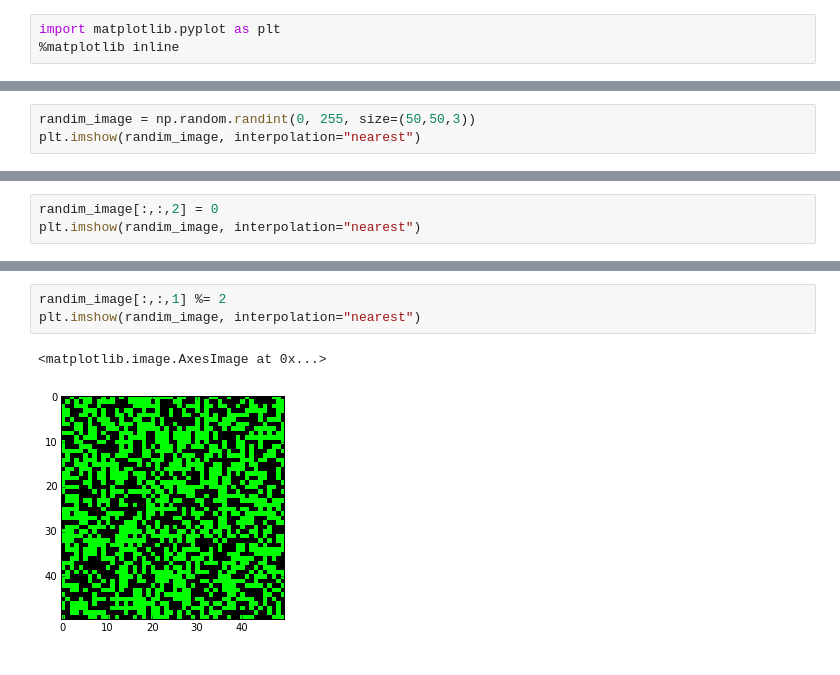
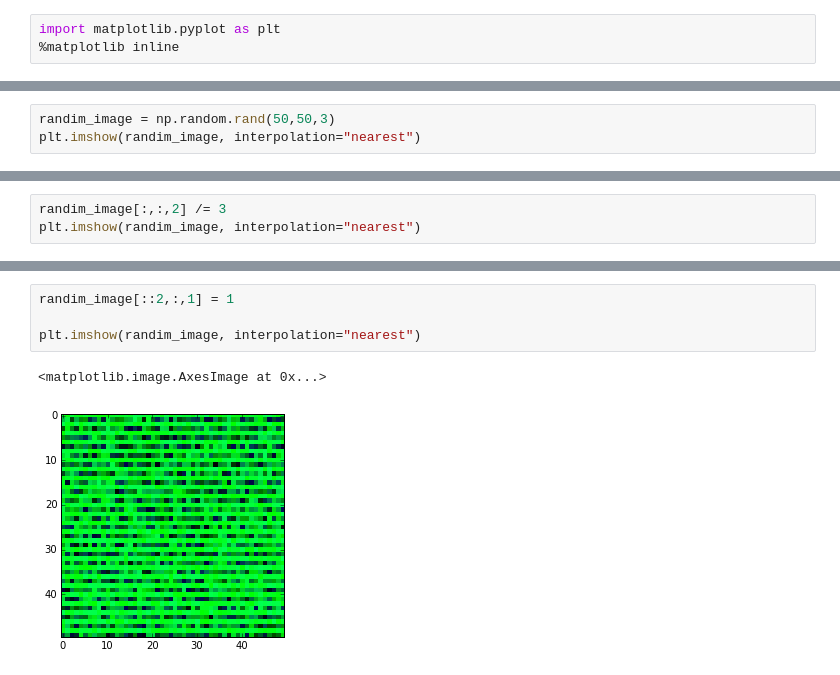
Before and after one commit to TwistedHardware/mltutorial, a Jupyter notebook: notebooks/jupyter/4. Numpy.ipynb, the cells around one changed output, grey strips where cells are left out. Drawn from its saved outputs; the diff is of its cells as text.

```diff
--- a/notebooks/jupyter/4. Numpy.ipynb
+++ b/notebooks/jupyter/4. Numpy.ipynb
@@ -401,5 +511,5 @@ import matplotlib.pyplot as plt
 # %%
-randim_image = np.random.randint(0, 255, size=(50,50,3))
+randim_image = np.random.rand(50,50,3)
 plt.imshow(randim_image, interpolation="nearest")
 # %% [output]
 <matplotlib.image.AxesImage at 0x...>
@@ -413,5 +527,5 @@ plt.imshow(randim_image, interpolation="nearest")
 # %%
-randim_image[:,:,2] = 0
+randim_image[:,:,2] /= 3
 plt.imshow(randim_image, interpolation="nearest")
 # %% [output]
 <matplotlib.image.AxesImage at 0x...>
@@ -419,6 +535,7 @@ plt.imshow(randim_image, interpolation="nearest")
 # %%
-randim_image[:,:,1] %= 2
+randim_image[::2,:,1] = 1
+
 plt.imshow(randim_image, interpolation="nearest")
 # %% [output]
 <matplotlib.image.AxesImage at 0x...>
-[figure, old version]
+[figure, new version]
```
Also changed, not shown: parts of 77 cells of this notebook.
